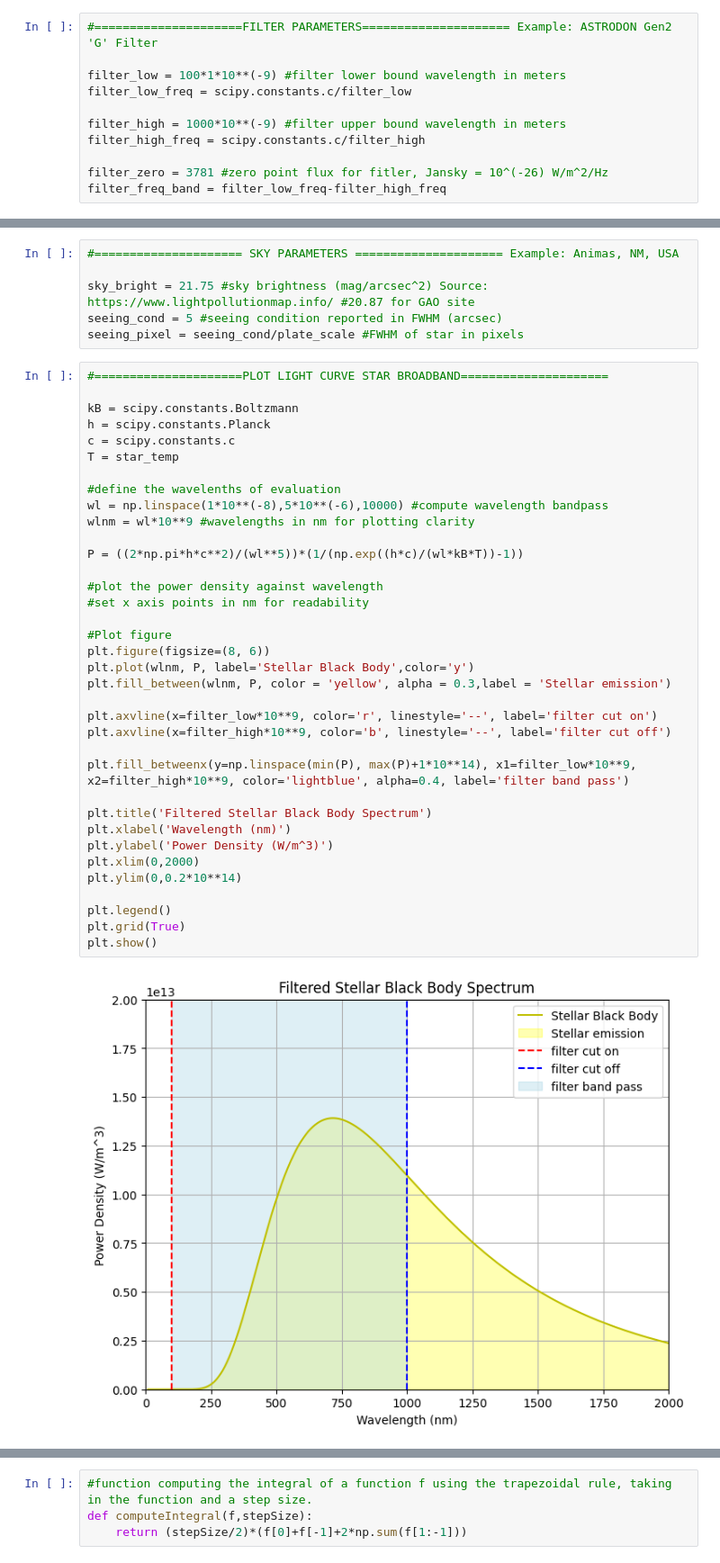
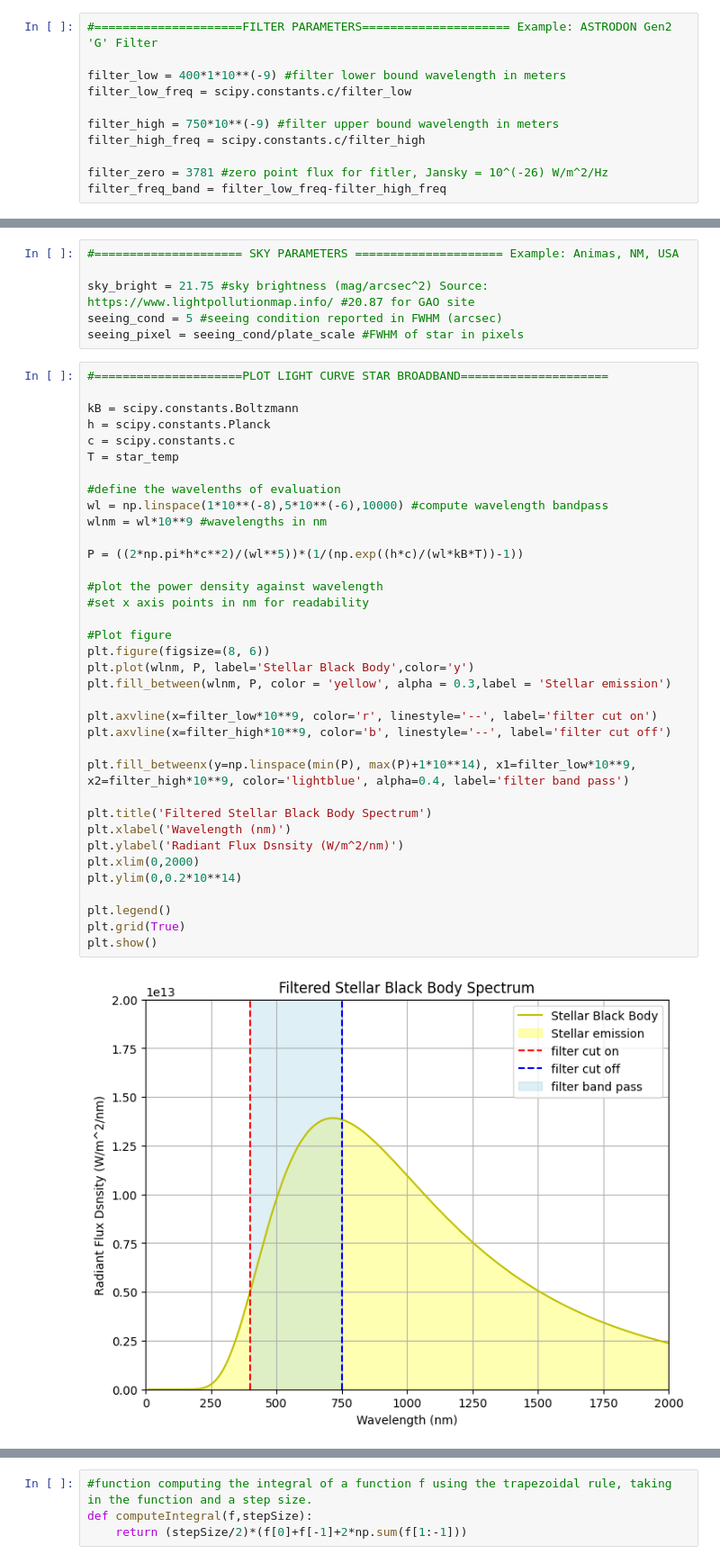
Before and after one commit to RJWier/Glenlea-ETC, a Jupyter notebook: EXPOSURE_TIME_CALCULATOR.ipynb, the cells around one changed output, grey strips where cells are left out. Shown: that part at 90% size. Saved outputs shown, nothing was run; the diff lists cells and outputs as text.

```diff
--- a/EXPOSURE_TIME_CALCULATOR.ipynb
+++ b/EXPOSURE_TIME_CALCULATOR.ipynb
@@ -33,10 +34,10 @@ plate_scale = 0.488 #arcsec/pixel
 # %%
 #=====================FILTER PARAMETERS===================== Example: ASTRODON Gen2 'G' Filter
 
-filter_low = 100*1*10**(-9) #filter lower bound wavelength in meters
+filter_low = 400*1*10**(-9) #filter lower bound wavelength in meters
 filter_low_freq = scipy.constants.c/filter_low
 
-filter_high = 1000*10**(-9) #filter upper bound wavelength in meters
+filter_high = 750*10**(-9) #filter upper bound wavelength in meters
 filter_high_freq = scipy.constants.c/filter_high
 
 filter_zero = 3781 #zero point flux for fitler, Jansky = 10^(-26) W/m^2/Hz
@@ -87,33 +90,33 @@ h = scipy.constants.Planck
 c = scipy.constants.c
 T = star_temp
 
 #define the wavelenths of evaluation
 wl = np.linspace(1*10**(-8),5*10**(-6),10000) #compute wavelength bandpass
-wlnm = wl*10**9 #wavelengths in nm for plotting clarity
+wlnm = wl*10**9 #wavelengths in nm
 
 P = ((2*np.pi*h*c**2)/(wl**5))*(1/(np.exp((h*c)/(wl*kB*T))-1))
 
 #plot the power density against wavelength
 #set x axis points in nm for readability
 
 #Plot figure
 plt.figure(figsize=(8, 6))
 plt.plot(wlnm, P, label='Stellar Black Body',color='y')
 plt.fill_between(wlnm, P, color = 'yellow', alpha = 0.3,label = 'Stellar emission')
 
 plt.axvline(x=filter_low*10**9, color='r', linestyle='--', label='filter cut on')
 plt.axvline(x=filter_high*10**9, color='b', linestyle='--', label='filter cut off')
 
 plt.fill_betweenx(y=np.linspace(min(P), max(P)+1*10**14), x1=filter_low*10**9, x2=filter_high*10**9, color='lightblue', alpha=0.4, label='filter band pass')
 
 plt.title('Filtered Stellar Black Body Spectrum')
 plt.xlabel('Wavelength (nm)')
-plt.ylabel('Power Density (W/m^3)')
+plt.ylabel('Radiant Flux Dsnsity (W/m^2/nm)')
 plt.xlim(0,2000)
 plt.ylim(0,0.2*10**14)
 
 plt.legend()
 plt.grid(True)
 plt.show()
 # %% [output]
-[figure, old version]
+[figure, new version]
```
Also changed, not shown: parts of 12 cells of this notebook.
